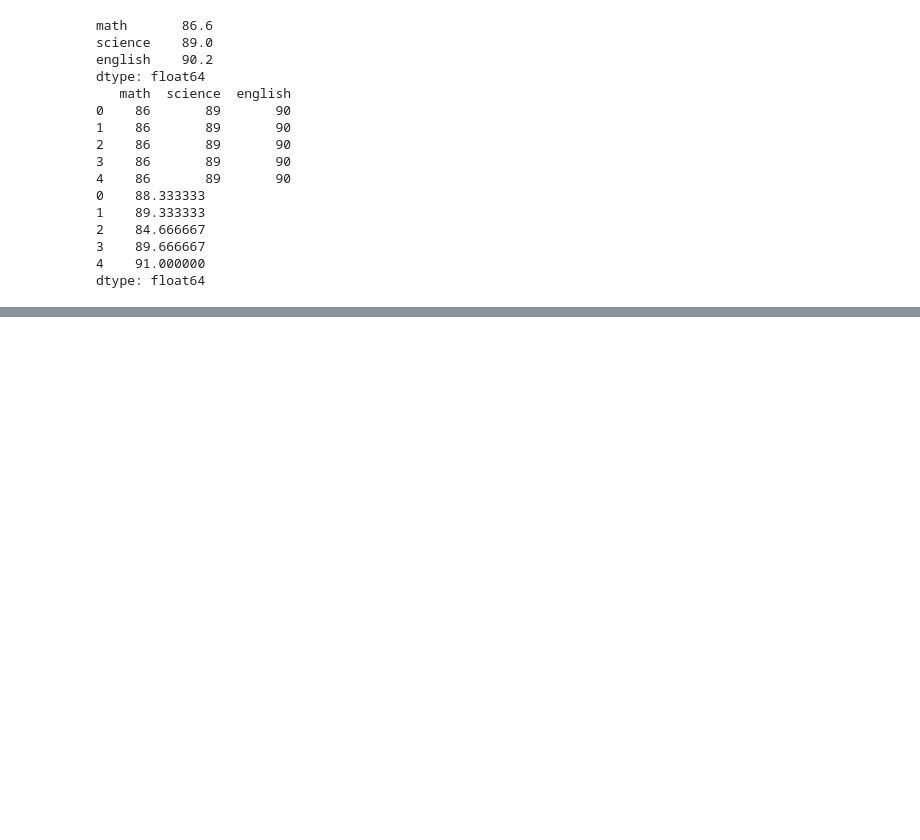
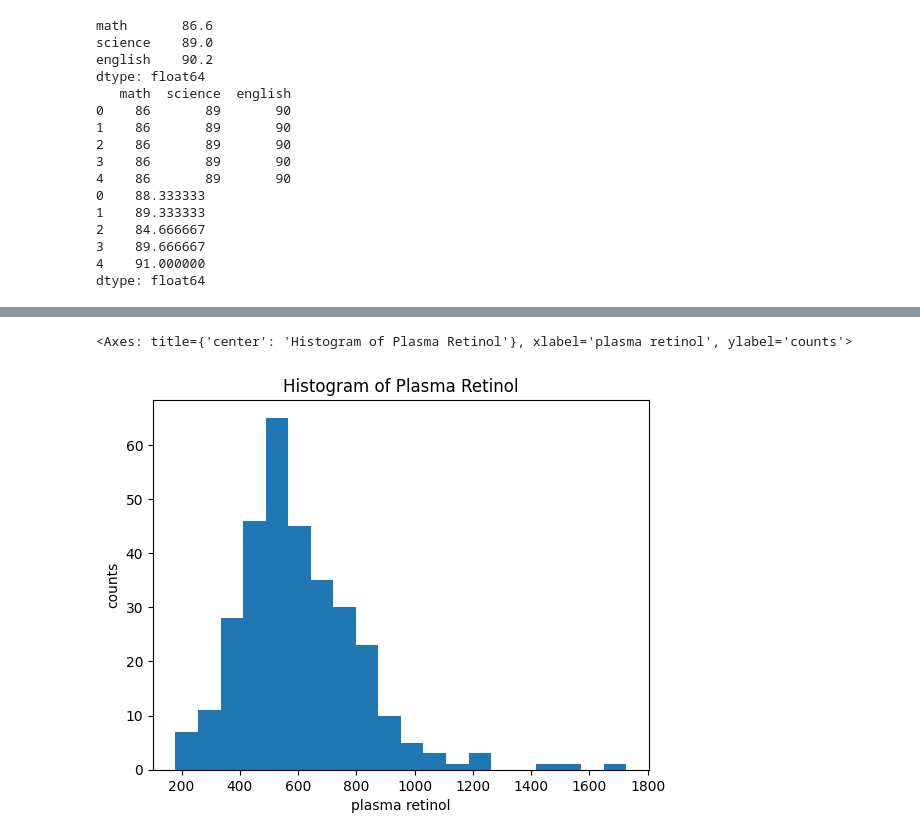
Before and after one commit to lisiqi/advanced-python-coding, a Jupyter notebook: notebooks/4_numpy_pandas.ipynb, the cells around one changed output, grey strips where cells are left out. Drawn from its saved outputs; the diff is of its cells as text; code cells hidden in the pictures; blank space fills up the shorter version.

```diff
--- a/notebooks/4_numpy_pandas.ipynb
+++ b/notebooks/4_numpy_pandas.ipynb
@@ -284,0 +536,11 @@ dtype: float64
+# %%
+retinol['plasma retinol'].plot(
+    kind='hist',
+    bins=20,
+    xlabel='plasma retinol',
+    ylabel='counts',
+    title='Histogram of Plasma Retinol'
+)
+# %% [output]
+<Axes: title={'center': 'Histogram of Plasma Retinol'}, xlabel='plasma retinol', ylabel='counts'>
+[figure, added]
```
Also changed, not shown: parts of 20 cells of this notebook, 8 other files.
